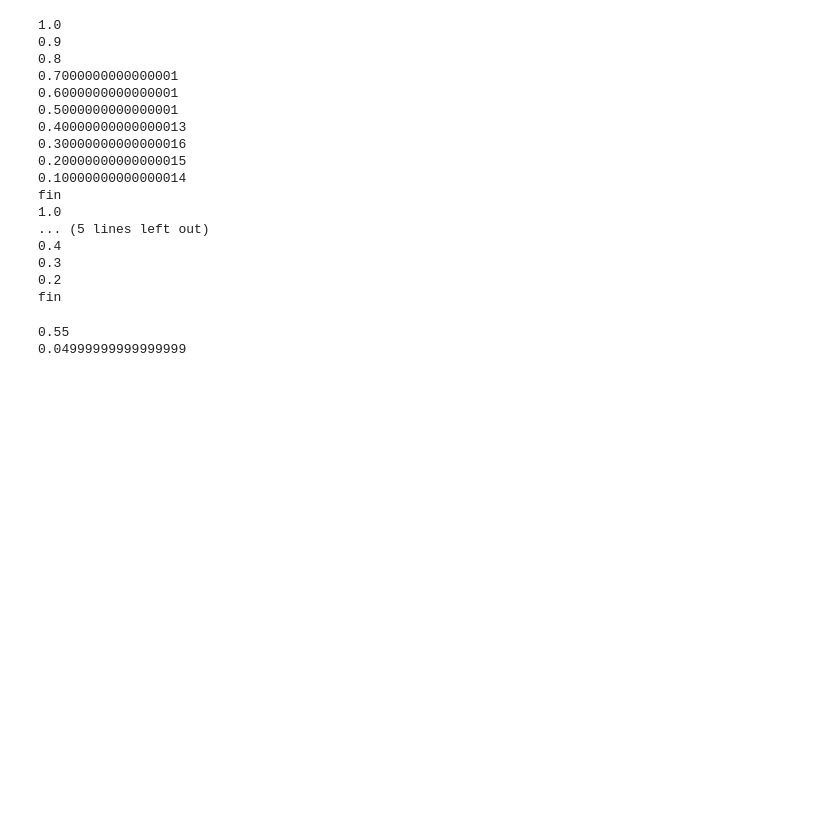
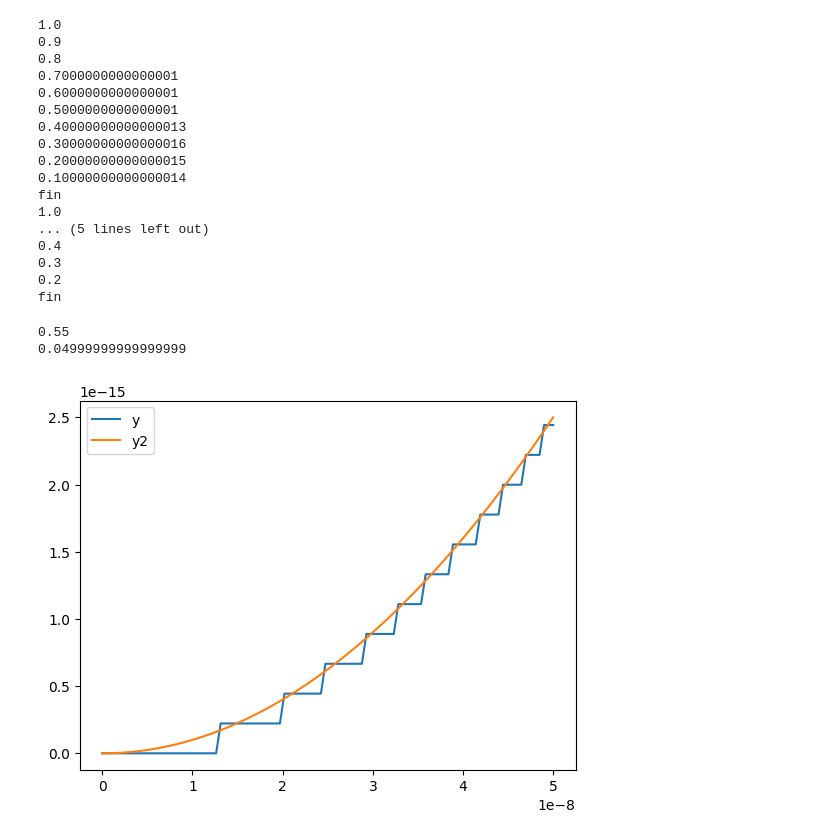
Before and after one commit to caruarte/ALC, a Jupyter notebook: Recursos - Laboratorio 01 - Número de Máquina-20260825/labo1.ipynb, the cells around one changed output. Drawn from its saved outputs; the diff is of its cells as text; code cells hidden in the pictures; blank space fills up the shorter version.

```diff
--- a/Recursos - Laboratorio 01 - Número de Máquina-20260825/labo1.ipynb
+++ b/Recursos - Laboratorio 01 - Número de Máquina-20260825/labo1.ipynb
@@ -67,3 +68,16 @@ print(0.3 - 0.25)  # no obtenemos el resultado esperado
 # %% [output]
 0.55
 0.04999999999999999
+# %%
+# ej 4
+np.sqrt(2)**2- 2
+x = np.linspace(0, 5e-8, 100)
+y = np.sqrt(2*x**2+1) - 1
+y2 = 2*x**2 / (np.sqrt(2*x**2+1) + 1) # funciona mejor esta
+
+plt.plot(x,y, label="y")
+plt.plot(x,y2, label = "y2")
+plt.legend()
+plt.show()
+# %% [output]
+[figure, added]
```
Also changed, not shown: parts of 6 cells of this notebook, 5 other files.
